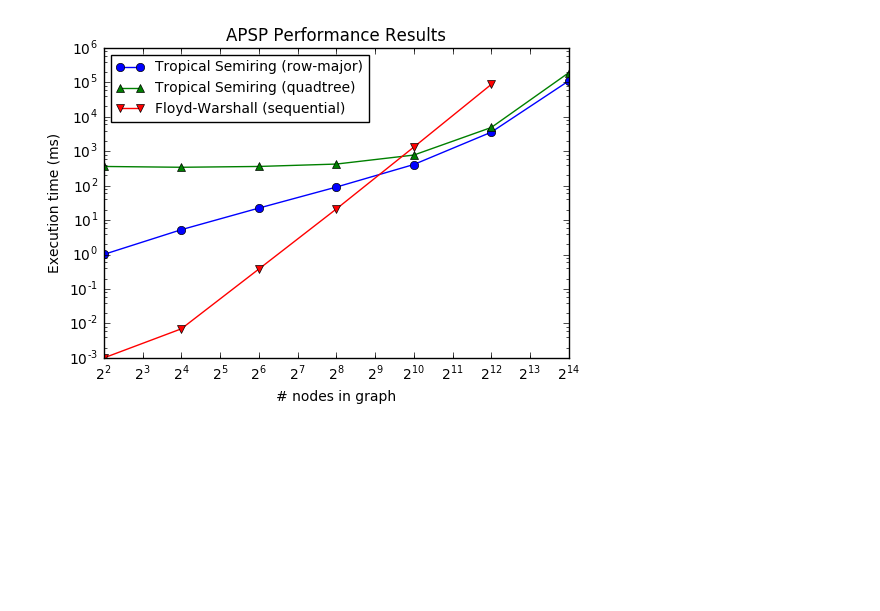
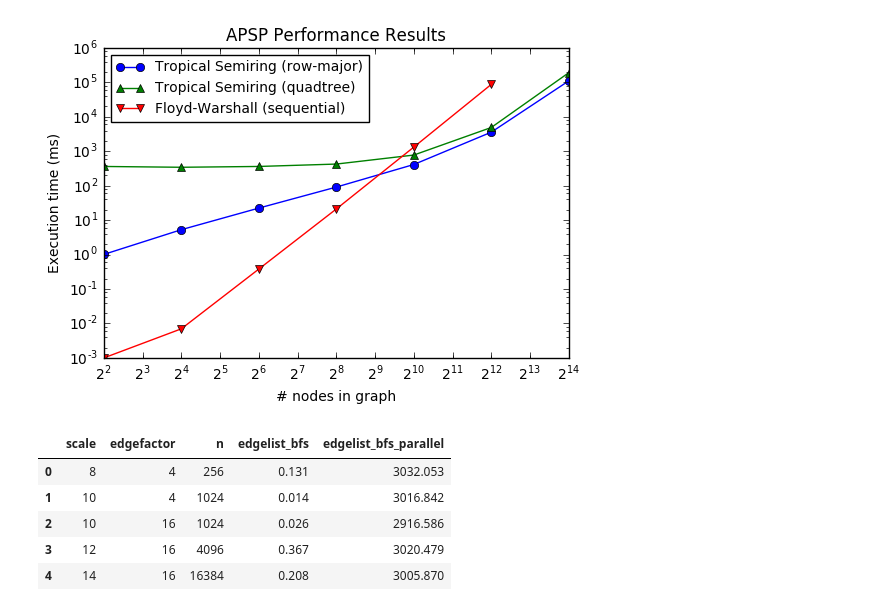
Before and after one commit to span314/cs205group, a Jupyter notebook: writeup/writeup figures.ipynb, the cells around one changed output. Saved outputs shown, nothing was run; the diff lists cells and outputs as text; code cells hidden in the pictures; blank space fills up the shorter version.

```diff
--- a/writeup/writeup figures.ipynb
+++ b/writeup/writeup figures.ipynb
@@ -27,3 +30,13 @@ plt.title('APSP Performance Results')
 plt.show()
 # %% [output]
 [figure]
+# %%
+bfs_results = pd.read_csv(open('../bfs_results.csv'))
+bfs_results
+# %% [output]
+|  | scale | edgefactor | n | edgelist_bfs | edgelist_bfs_parallel |
+| 0 | 8 | 4 | 256 | 0.131 | 3032.053 |
+| 1 | 10 | 4 | 1024 | 0.014 | 3016.842 |
+| 2 | 10 | 16 | 1024 | 0.026 | 2916.586 |
+| 3 | 12 | 16 | 4096 | 0.367 | 3020.479 |
+| 4 | 14 | 16 | 16384 | 0.208 | 3005.870 |
```
Also changed, not shown: parts of 2 cells of this notebook, 8 other files.
